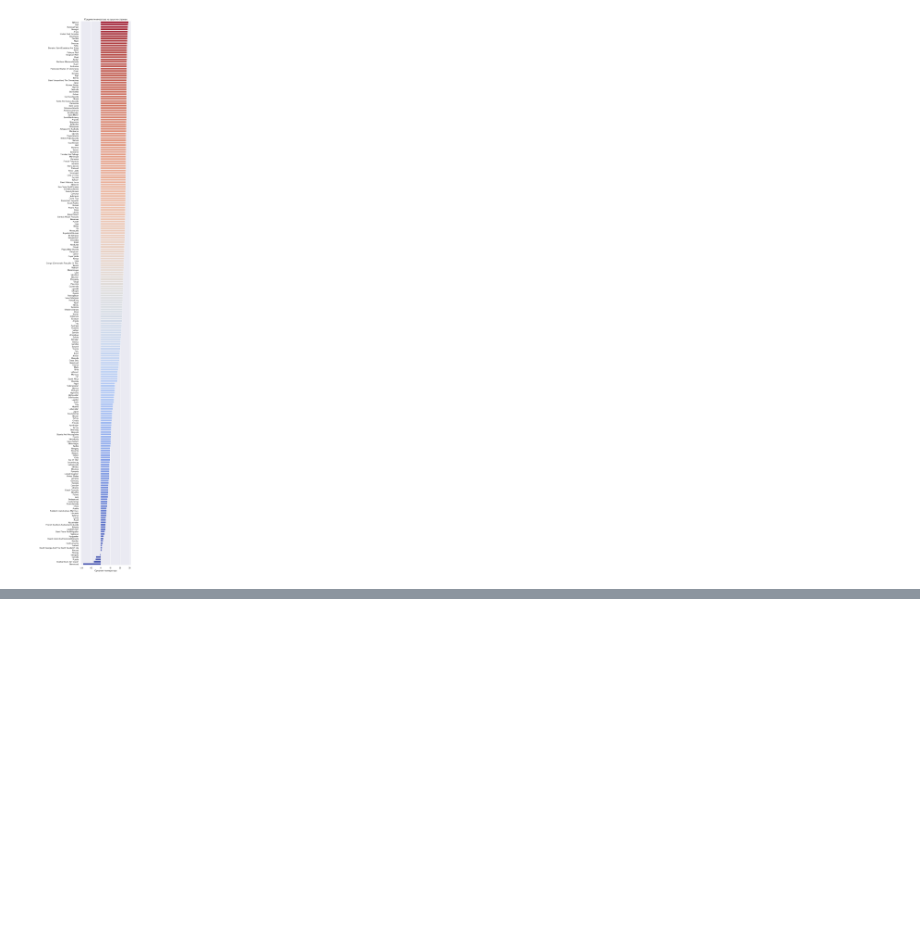
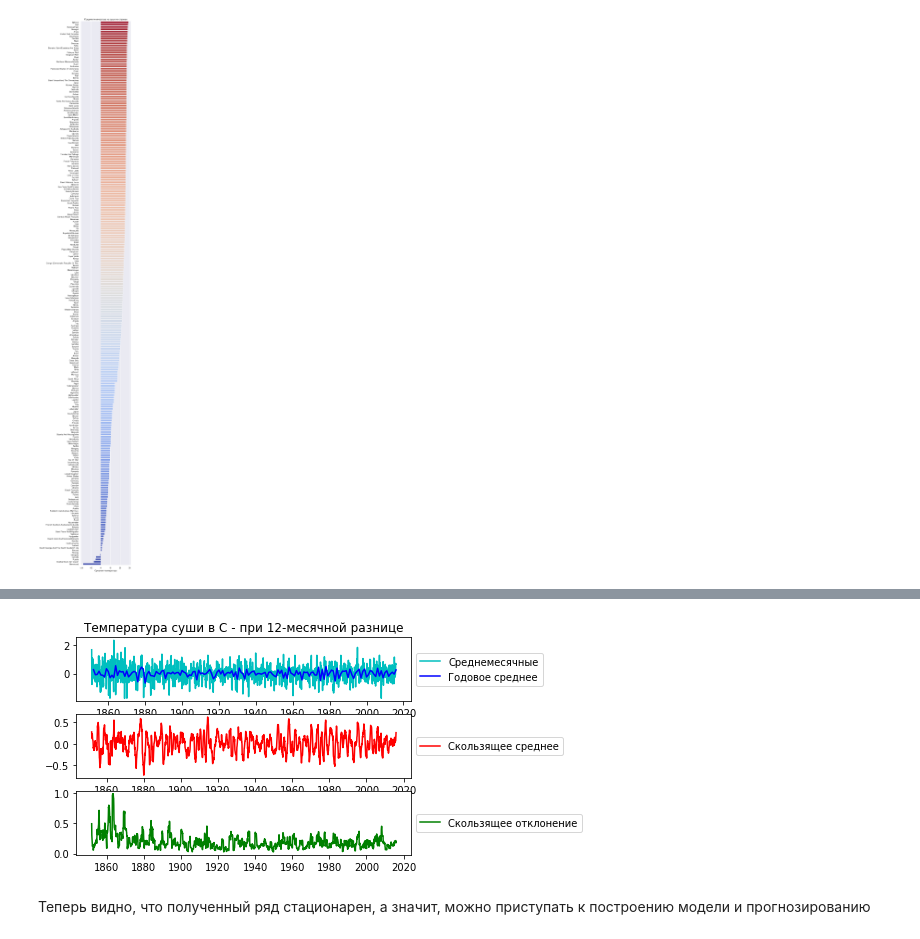
Before and after one commit to SizovaDarya708/ClimateChange, a Jupyter notebook: Climate Change Project.ipynb, the cells around one changed output, grey strips where cells are left out. Cells and saved outputs as stored; diff of their text form; code cells hidden in the pictures; blank space fills up the shorter version.

```diff
--- a/Climate Change Project.ipynb
+++ b/Climate Change Project.ipynb
@@ -180,0 +296,4 @@ Text = ax.set(xlabel='Срерняя температура', title='Средн
+# %%
+temp_diff12 = global_temp['LandAverageTemperature'] - global_temp['LandAverageTemperature'].shift(12)
+temp_diff12.dropna(inplace = True)
+stationarity_test(temp_diff12, 'Температуре - разницей в 12 месяцев')
@@ -180,0 +310,25 @@ Text = ax.set(xlabel='Срерняя температура', title='Средн
+# %%
+fig = plt.figure()
+
+plt.subplot(311)
+plt.title('Температура суши в С - при 12-месячной разнице')
+plt.plot(temp_diff12, color = 'c', label = 'Среднемесячные')
+plt.plot(temp_diff12.resample('A').mean(), color = 'b', label = 'Годовое среднее')
+plt.legend(loc='center left', bbox_to_anchor=(1.0, 0.5))
+
+# Adding rolling mean
+rolmean = temp_diff12.rolling(12).mean()
+rolvar = temp_diff12.rolling(12).var()
+
+plt.subplot(312)
+plt.plot(rolmean, label = 'Скользящее среднее', color = 'r')
+plt.legend(loc='center left', bbox_to_anchor=(1.0, 0.5))
+
+plt.subplot(313)
+plt.plot(rolvar, label = 'Скользящее отклонение', color = 'g')
+plt.legend(loc='center left', bbox_to_anchor=(1.0, 0.5))
+plt.show()
+# %% [output]
+[figure, added]
+# %% [markdown]
+Теперь видно, что полученный ряд стационарен, а значит, можно приступать к построению модели и прогнозированию
```
Also changed, not shown: parts of 14 cells of this notebook, 1 other file.
